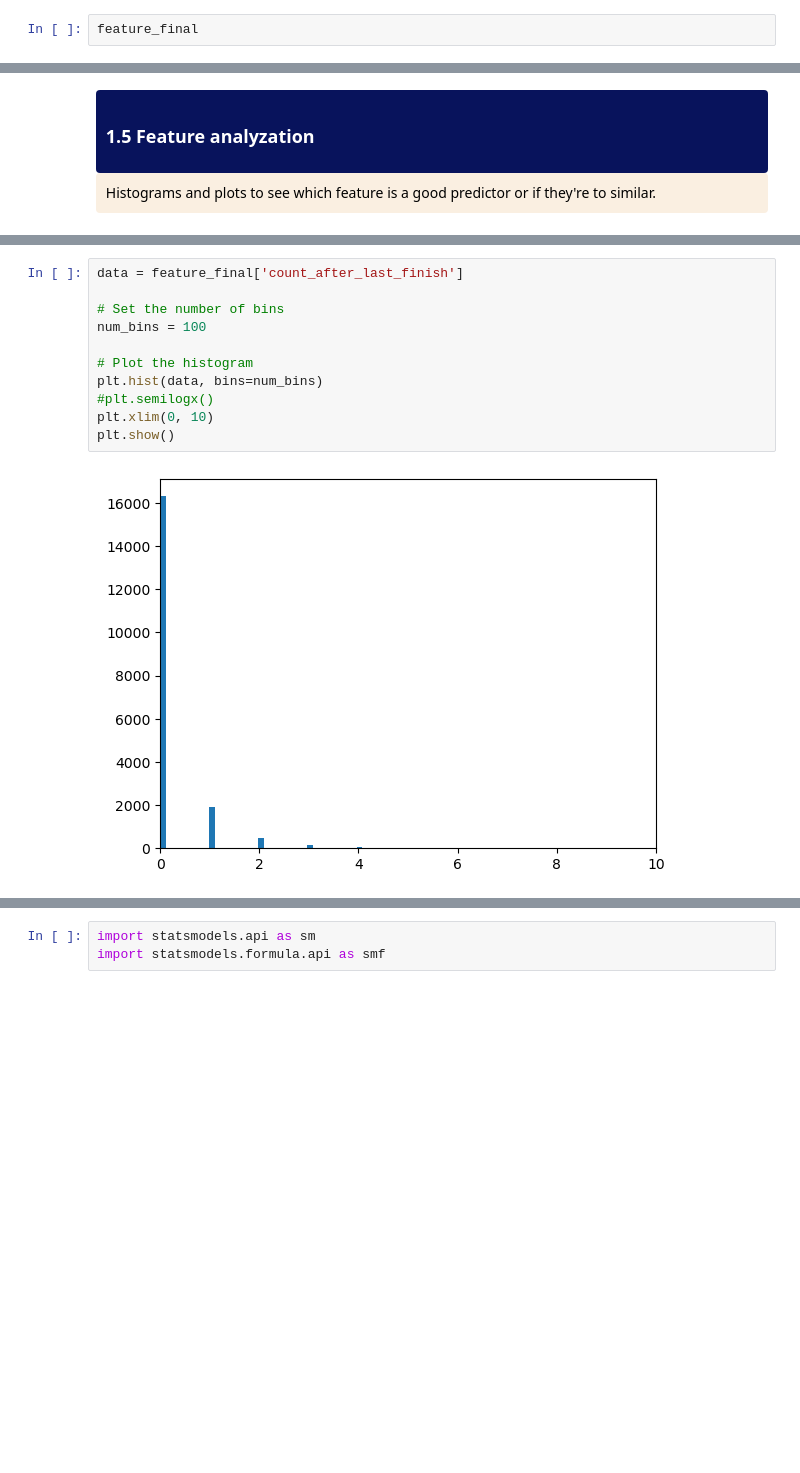
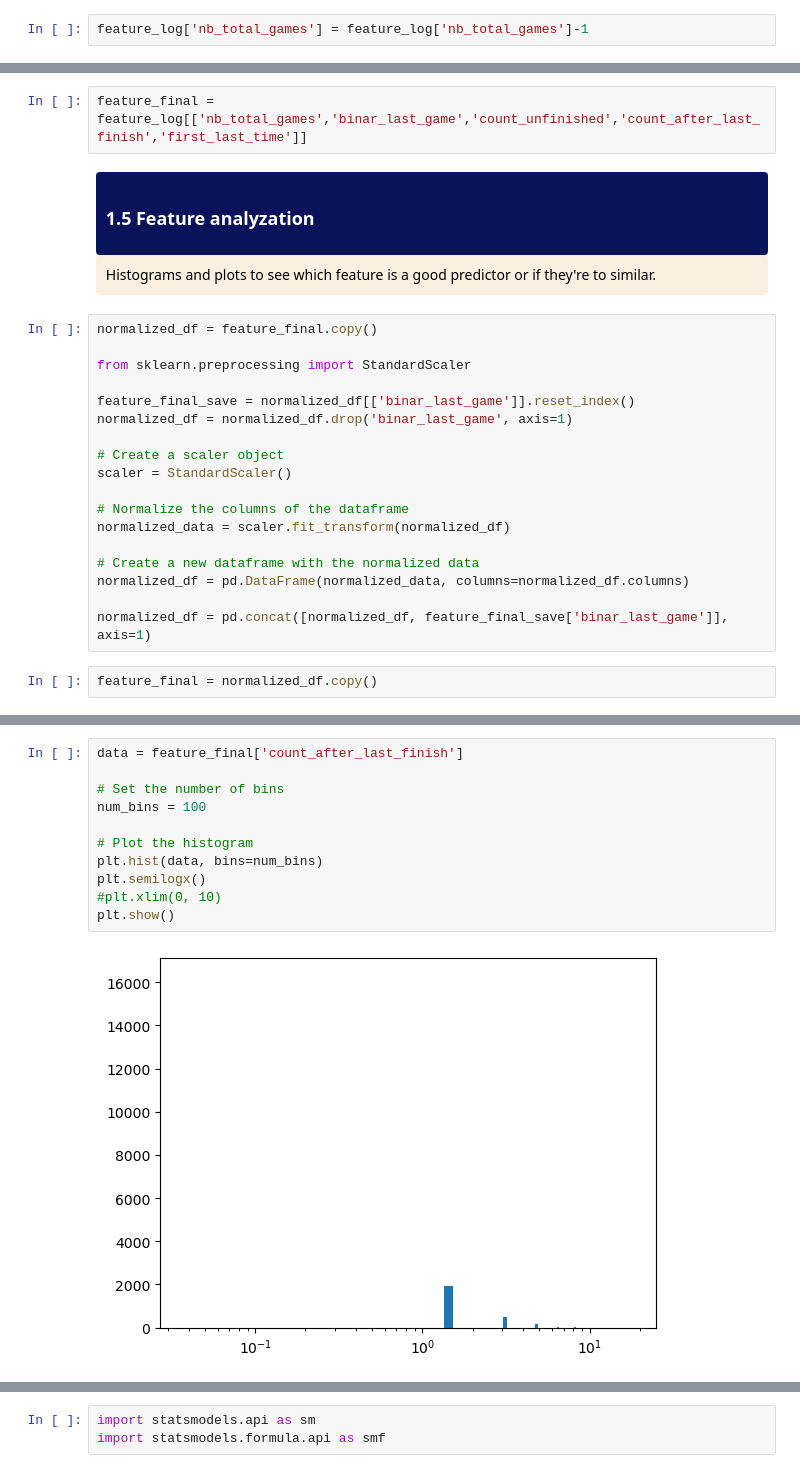
Before and after one commit to epfl-ada/ada-2022-project-7yobananaboy7, a Jupyter notebook: between_game.ipynb, the cells around one changed output, grey strips where cells are left out. Saved outputs shown, nothing was run; the diff lists cells and outputs as text; blank space fills up the shorter version.

```diff
--- a/between_game.ipynb
+++ b/between_game.ipynb
@@ -531,2 +535,2 @@ feature_final = feature_log[['nb_finished_games','nb_restart_games','nb_timeout_
 # %%
-feature_final
+feature_log['nb_total_games'] = feature_log['nb_total_games']-1
@@ -548,3 +537,5 @@ feature_final
+# %%
+feature_final = feature_log[['nb_total_games','binar_last_game','count_unfinished','count_after_last_finish','first_last_time']]
 # %% [markdown]
 </div>
 <div class="1.1 explanation" style='background-color:#08135c; border-left: solid #darkblue 4px; border-radius: 4px; padding:0.7em;'>
@@ -558,6 +549,26 @@ feature_final
         Histograms and plots to see which feature is a good predictor or if they're to similar.
     </span>
 </div>
+# %%
+normalized_df = feature_final.copy()
+
+from sklearn.preprocessing import StandardScaler
+
+feature_final_save = normalized_df[['binar_last_game']].reset_index()
+normalized_df = normalized_df.drop('binar_last_game', axis=1)
+
+# Create a scaler object
+scaler = StandardScaler()
+
+# Normalize the columns of the dataframe
+normalized_data = scaler.fit_transform(normalized_df)
+
+# Create a new dataframe with the normalized data
+normalized_df = pd.DataFrame(normalized_data, columns=normalized_df.columns)
+
+normalized_df = pd.concat([normalized_df, feature_final_save['binar_last_game']], axis=1)
+# %%
+feature_final = normalized_df.copy()
 # %%
 data = feature_final['count_unfinished']
 
@@ -574,16 +585,16 @@ plt.show()
 # %%
 data = feature_final['count_after_last_finish']
 
 # Set the number of bins
 num_bins = 100
 
 # Plot the histogram
 plt.hist(data, bins=num_bins)
-#plt.semilogx()
-plt.xlim(0, 10)
+plt.semilogx()
+#plt.xlim(0, 10)
 plt.show()
 # %% [output]
-[figure, old version]
+[figure, new version]
 # %%
 feature_final['nb_total_games'].hist()
 # %% [output]
```
Also changed, not shown: parts of 26 cells of this notebook.
